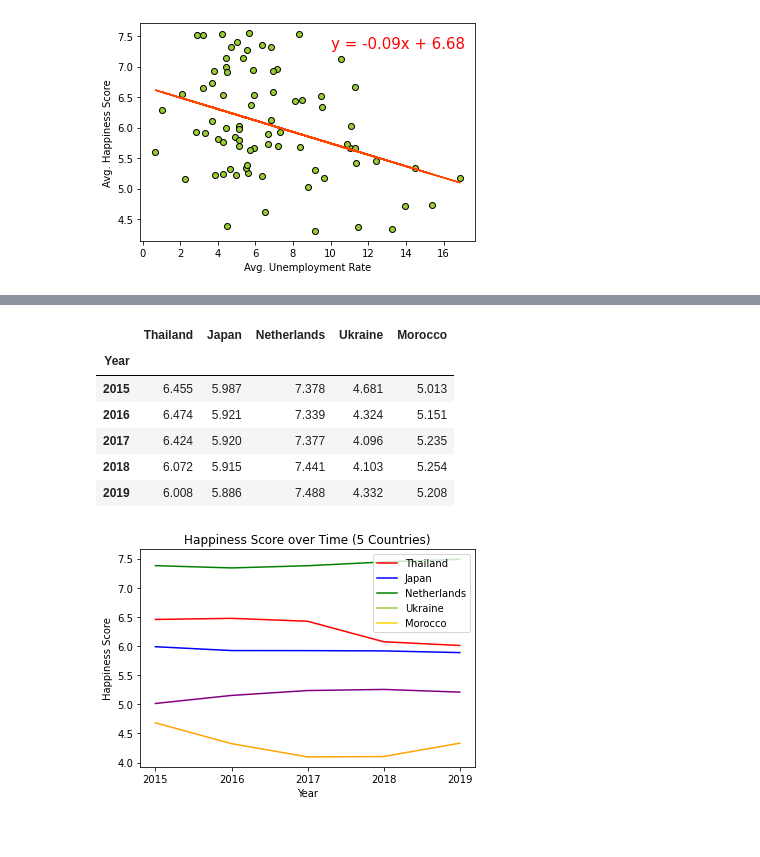
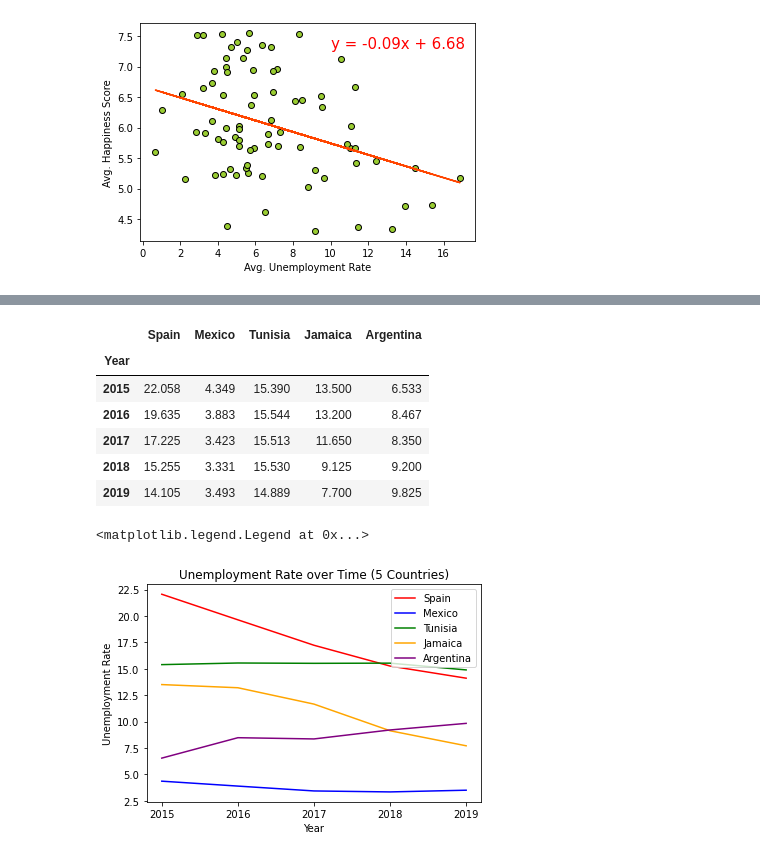
Before and after one commit to reginesgit/Factors-Contributing-to-a-Countrys-Happiness, a Jupyter notebook: Unemployment/Unemployment_Visuals.ipynb, the cells around one changed output, grey strips where cells are left out. Cells and saved outputs as stored; diff of their text form; code cells hidden in the pictures.

Commit message:
Unemployment Trends visuals created

```diff
--- a/Unemployment/Unemployment_Visuals.ipynb
+++ b/Unemployment/Unemployment_Visuals.ipynb
@@ -204,36 +223,37 @@ sample_unemp_info
 # %%
-# # Create a DataFrame to display Happiness Scores over time for sample countries
-# year = ['2015', '2016', '2017', '2018', '2019']
-# sample_happiness_updated = pd.DataFrame({country_1_name: country_1_info,\
-#                                         country_2_name: country_2_info,\
-#                                         country_3_name: country_3_info,\
-#                                         country_4_name: country_4_info,\
-#                                         country_5_name: country_5_info,\
-#                                         "Year":year})
-# sample_happiness_updated.set_index("Year", inplace = True)
-# sample_happiness_updated
+# Create a DataFrame to display Happiness Scores over time for sample countries
+year = ['2015', '2016', '2017', '2018', '2019']
+sample_unemployment_df = pd.DataFrame({country_1_name: country_1_info,\
+                                        country_2_name: country_2_info,\
+                                        country_3_name: country_3_info,\
+                                        country_4_name: country_4_info,\
+                                        country_5_name: country_5_info,\
+                                        "Year":year})
+sample_unemployment_df.set_index("Year", inplace = True)
+sample_unemployment_df
 # %% [output]
-|  | Thailand | Japan | Netherlands | Ukraine | Morocco |
+|  | Spain | Mexico | Tunisia | Jamaica | Argentina |
 | Year |  |  |  |  |  |
-| 2015 | 6.455 | 5.987 | 7.378 | 4.681 | 5.013 |
-| 2016 | 6.474 | 5.921 | 7.339 | 4.324 | 5.151 |
-| 2017 | 6.424 | 5.920 | 7.377 | 4.096 | 5.235 |
-| 2018 | 6.072 | 5.915 | 7.441 | 4.103 | 5.254 |
-| 2019 | 6.008 | 5.886 | 7.488 | 4.332 | 5.208 |
+| 2015 | 22.058 | 4.349 | 15.390 | 13.500 | 6.533 |
+| 2016 | 19.635 | 3.883 | 15.544 | 13.200 | 8.467 |
+| 2017 | 17.225 | 3.423 | 15.513 | 11.650 | 8.350 |
+| 2018 | 15.255 | 3.331 | 15.530 | 9.125 | 9.200 |
+| 2019 | 14.105 | 3.493 | 14.889 | 7.700 | 9.825 |
 # %%
-# # Add labels to X and Y axes :: Add title
-# plt.title("Happiness Score over Time (5 Countries)")
-# plt.xlabel("Year")
-# plt.ylabel("Happiness Score")
+# Add labels to X and Y axes :: Add title
+plt.title("Unemployment Rate over Time (5 Countries)")
+plt.xlabel("Year")
+plt.ylabel("Unemployment Rate")
 
-# # Plot the charts and apply some styling
-# country_1, = plt.plot(year, country_1_info, color="red", label= country_1_name)
-# country_2, = plt.plot(year, country_2_info, color="blue", label= country_2_name)
-# country_3, = plt.plot(year, country_3_info, color="green", label= country_3_name)
-# country_4, = plt.plot(year, country_4_info, color="orange", label= country_4_name)
-# country_5, = plt.plot(year, country_5_info, color= "purple", label= country_5_name)
+# Plot the charts and apply some styling
+country_1, = plt.plot(year, country_1_info, color="red", label= country_1_name)
+country_2, = plt.plot(year, country_2_info, color="blue", label= country_2_name)
+country_3, = plt.plot(year, country_3_info, color="green", label= country_3_name)
+country_4, = plt.plot(year, country_4_info, color="orange", label= country_4_name)
+country_5, = plt.plot(year, country_5_info, color= "purple", label= country_5_name)
 
-# # Create a legend for the chart
-# plt.legend(handles=[country_1, country_2, country_3, country_4, country_5], loc="best")
+# Create a legend for the chart
+plt.legend(handles=[country_1, country_2, country_3, country_4, country_5], loc="best")
 # %% [output]
+<matplotlib.legend.Legend at 0x...>
-[figure, old version]
+[figure, new version]
```
Also changed, not shown: parts of 9 cells of this notebook, 1 other file.
